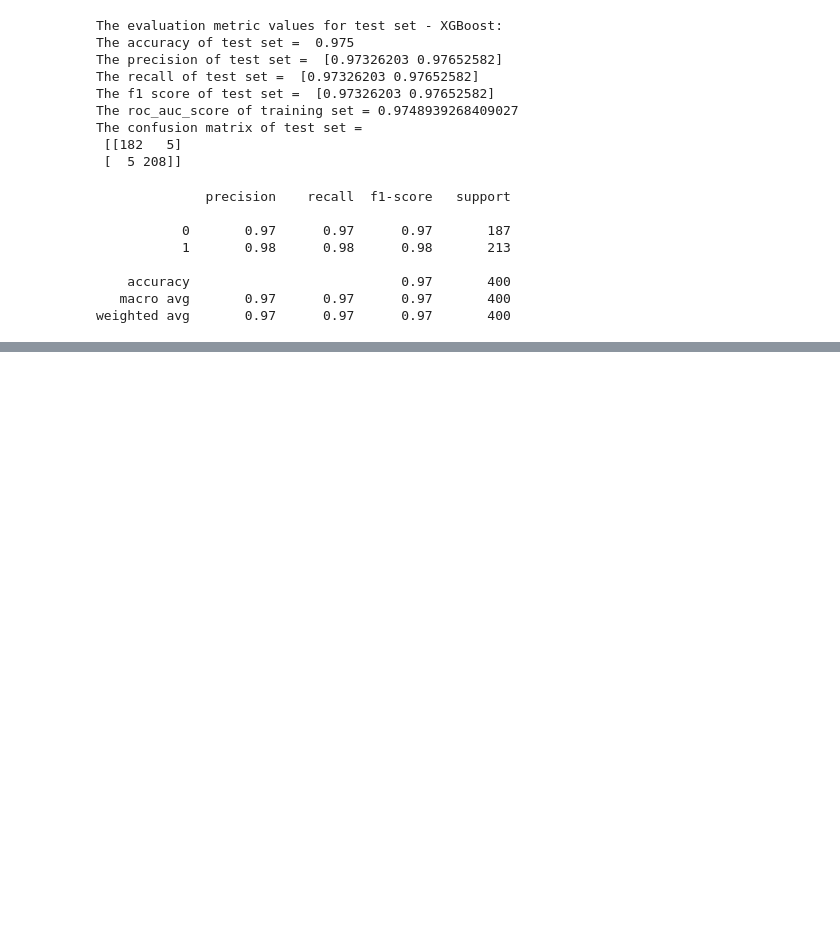
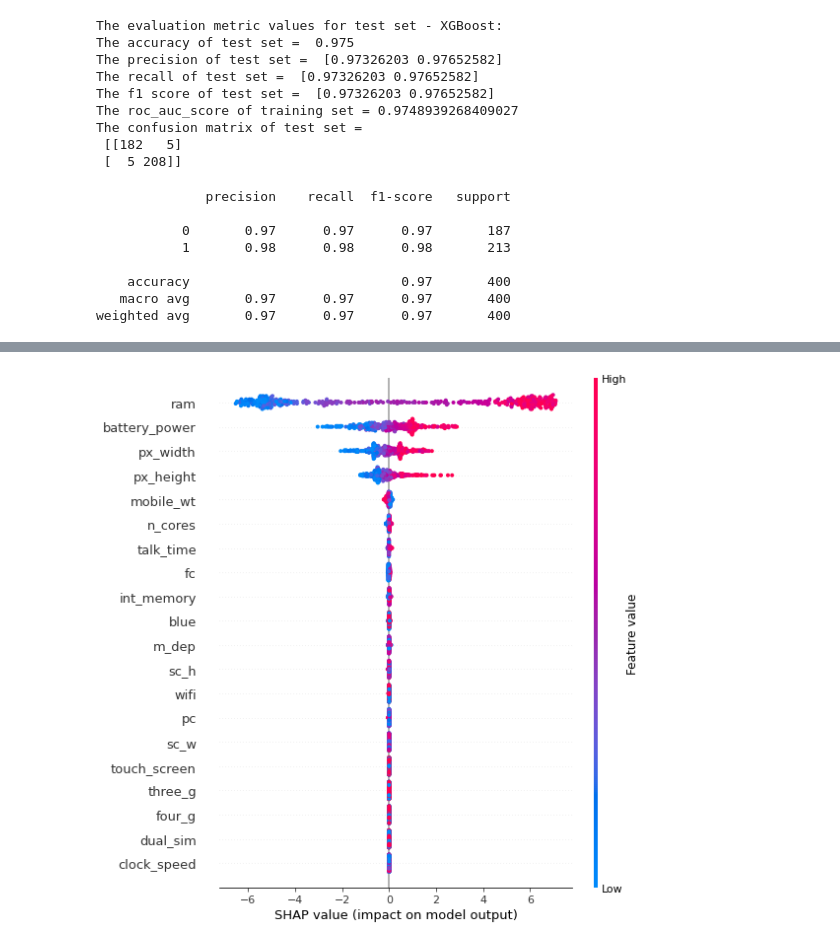
Before and after one commit to Sanjay9294/mobile_price_range, a Jupyter notebook: Copy_of_mobile_price_range_prediction.ipynb, the cells around one changed output, grey strips where cells are left out. Saved outputs shown, nothing was run; the diff lists cells and outputs as text; code cells hidden in the pictures; blank space fills up the shorter version.

```diff
--- a/Copy_of_mobile_price_range_prediction.ipynb
+++ b/Copy_of_mobile_price_range_prediction.ipynb
@@ -1706,0 +1973,6 @@ test_df=test_df.append(dict2,ignore_index=True)
+# %%
+# Obtain a Scatter Summary Plot
+shap_values = shap.TreeExplainer(xgb_optimal_model2).shap_values(X_test)
+shap.summary_plot(shap_values, X_test)
+# %% [output]
+[figure, added]
```
Also changed, not shown: parts of 37 cells of this notebook.
